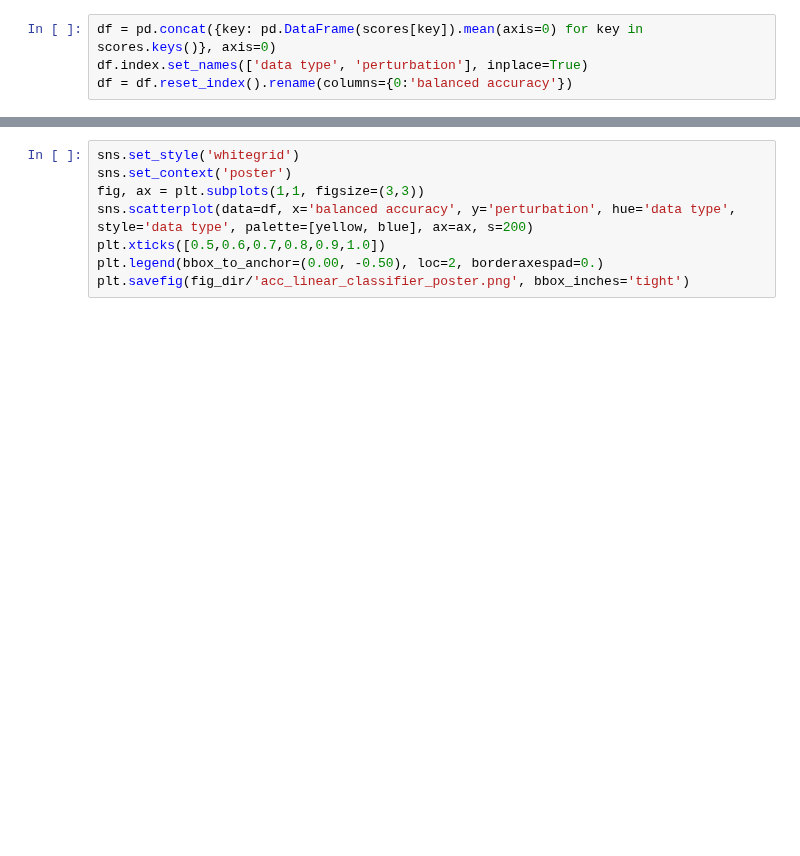
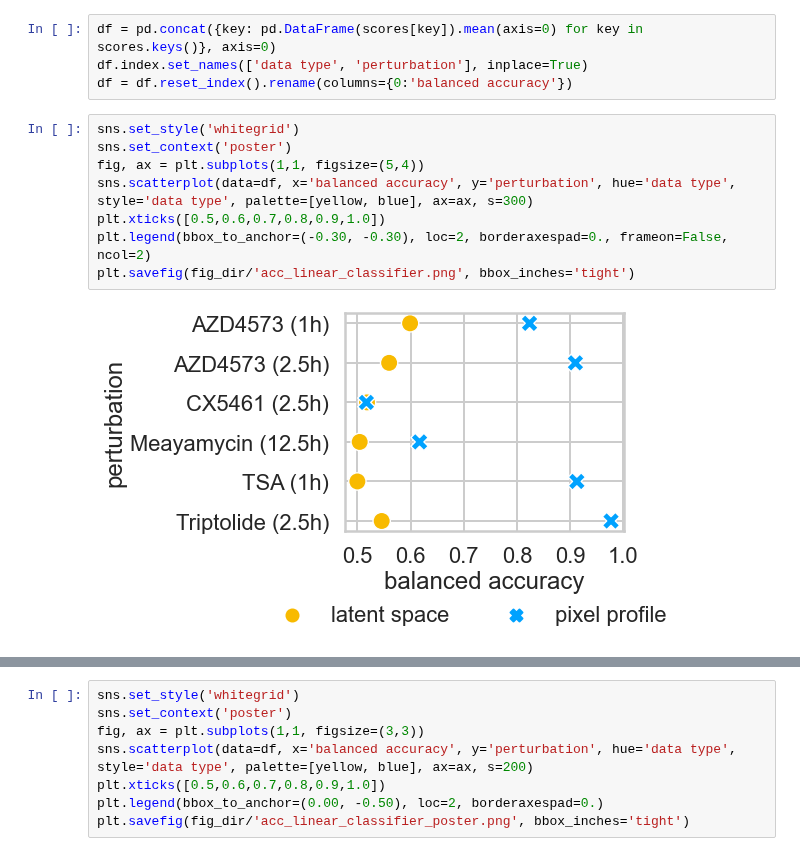
Before and after one commit to theislab/campa_ana, a Jupyter notebook: figure_notebooks/fig1_umap_linear_classifier.ipynb, the cells around one changed output, grey strips where cells are left out. Saved outputs shown, nothing was run; the diff lists cells and outputs as text; blank space fills up the shorter version.

```diff
--- a/figure_notebooks/fig1_umap_linear_classifier.ipynb
+++ b/figure_notebooks/fig1_umap_linear_classifier.ipynb
@@ -636,4 +643,14 @@ scores = json.load(open(fig_dir/'acc_linear_classifier.json', 'r'))
 df = pd.concat({key: pd.DataFrame(scores[key]).mean(axis=0) for key in scores.keys()}, axis=0)
 df.index.set_names(['data type', 'perturbation'], inplace=True)
 df = df.reset_index().rename(columns={0:'balanced accuracy'})
+# %%
+sns.set_style('whitegrid')
+sns.set_context('poster')
+fig, ax = plt.subplots(1,1, figsize=(5,4))
+sns.scatterplot(data=df, x='balanced accuracy', y='perturbation', hue='data type', style='data type', palette=[yellow, blue], ax=ax, s=300)
+plt.xticks([0.5,0.6,0.7,0.8,0.9,1.0])
+plt.legend(bbox_to_anchor=(-0.30, -0.30), loc=2, borderaxespad=0., frameon=False, ncol=2)
+plt.savefig(fig_dir/'acc_linear_classifier.png', bbox_inches='tight')
+# %% [output]
+[figure, added]
 # %%
```
Also changed, not shown: parts of 10 cells of this notebook, 5 other files.
